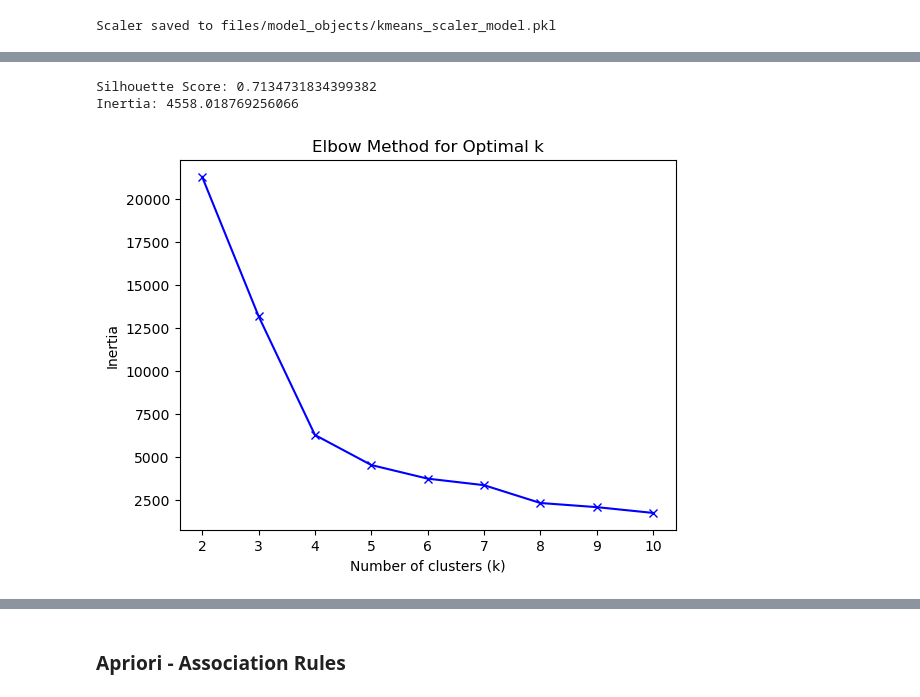
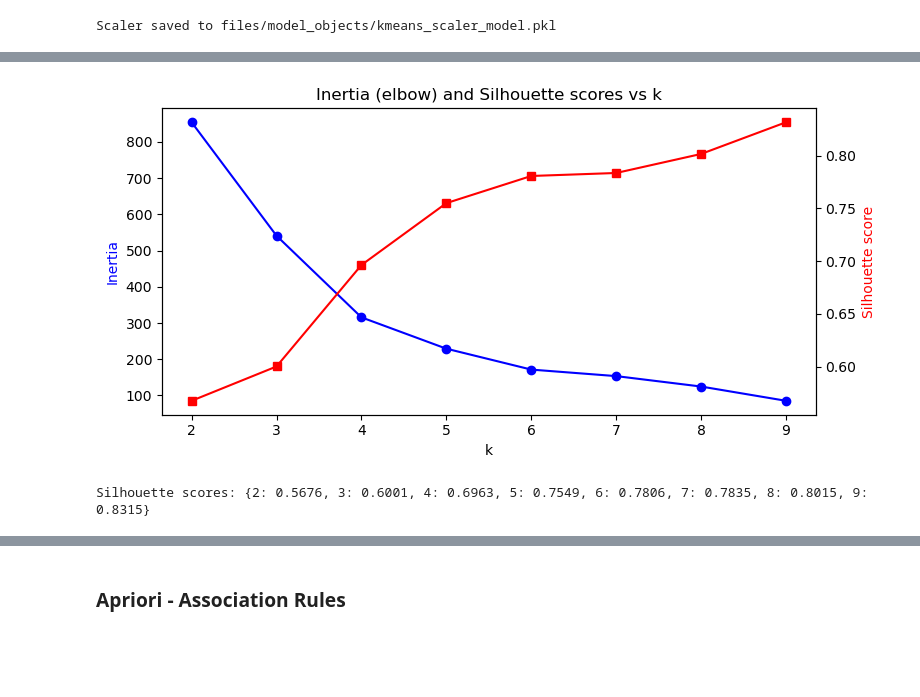
Before and after one commit to farahfuaad/Final-Year-Project-Prediction-of-Buying-Behavior-Patterns-using-ML, a Jupyter notebook: ml/trending_item_detection.ipynb, the cells around one changed output, grey strips where cells are left out. Saved outputs shown, nothing was run; the diff lists cells and outputs as text; code cells hidden in the pictures; blank space fills up the shorter version.

```diff
--- a/ml/trending_item_detection.ipynb
+++ b/ml/trending_item_detection.ipynb
@@ -241,30 +167,33 @@ profile_df
-# %%
-# evaluation
-from sklearn.metrics import silhouette_score
-
-score = silhouette_score(X, kmeans.labels_)
-print("Silhouette Score:", score)
-print("Inertia:", kmeans.inertia_)
-# %% [output]
-Silhouette Score: 0.7134731834399382
-Inertia: 4558.018769256066
-# %%
-import matplotlib.pyplot as plt
-
-inertia_values = []
-K = range(2, 11)  # Test k fimport matplotlib.pyplot as plt
-
-inertia_values = []
-K = range(2, 11)  # Test k from 2 to 10
-for k in K:
-    model = KMeans(n_clusters=k, random_state=42)
-    model.fit(X)
-    inertia_values.append(model.inertia_)
-
-plt.plot(K, inertia_values, 'bx-')
-plt.xlabel('Number of clusters (k)')
-plt.ylabel('Inertia')
-plt.title('Elbow Method for Optimal k')
-plt.show()
-# %% [output]
-[figure, removed]
+# %%
+# To check silhouette score for different k values
+from sklearn.cluster import KMeans
+from sklearn.metrics import silhouette_score
+import matplotlib.pyplot as plt
+import numpy as np
+
+Ks = range(2, 10)
+inertias = []
+sil_scores = []
+X = cluster_df.copy()  # features used for clustering
+
+for k in Ks:
+    km = KMeans(n_clusters=k, random_state=42).fit(X)
+    inertias.append(km.inertia_)
+    sil_scores.append(silhouette_score(X, km.labels_))
+
+fig, ax1 = plt.subplots(figsize=(8,4))
+ax1.plot(Ks, inertias, 'b-o', label='Inertia')
+ax1.set_xlabel('k')
+ax1.set_ylabel('Inertia', color='b')
+ax2 = ax1.twinx()
+ax2.plot(Ks, sil_scores, 'r-s', label='Silhouette')
+ax2.set_ylabel('Silhouette score', color='r')
+ax1.set_xticks(list(Ks))
+plt.title('Inertia (elbow) and Silhouette scores vs k')
+fig.tight_layout()
+plt.show()
+
+print("Silhouette scores:", dict(zip(Ks, np.round(sil_scores, 4))))
+# %% [output]
+[figure, added]
+Silhouette scores: {2: 0.5676, 3: 0.6001, 4: 0.6963, 5: 0.7549, 6: 0.7806, 7: 0.7835, 8: 0.8015, 9: 0.8315}
```
Also changed, not shown: parts of 14 cells of this notebook.
